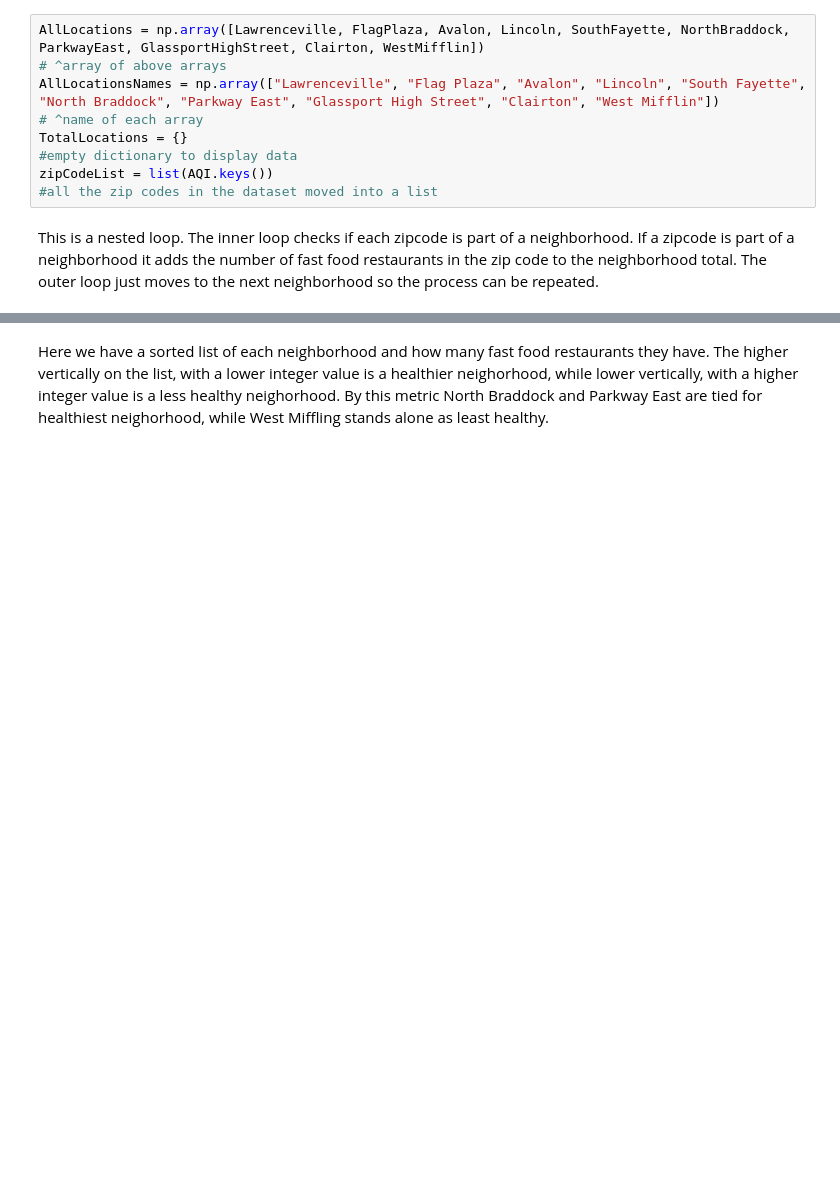
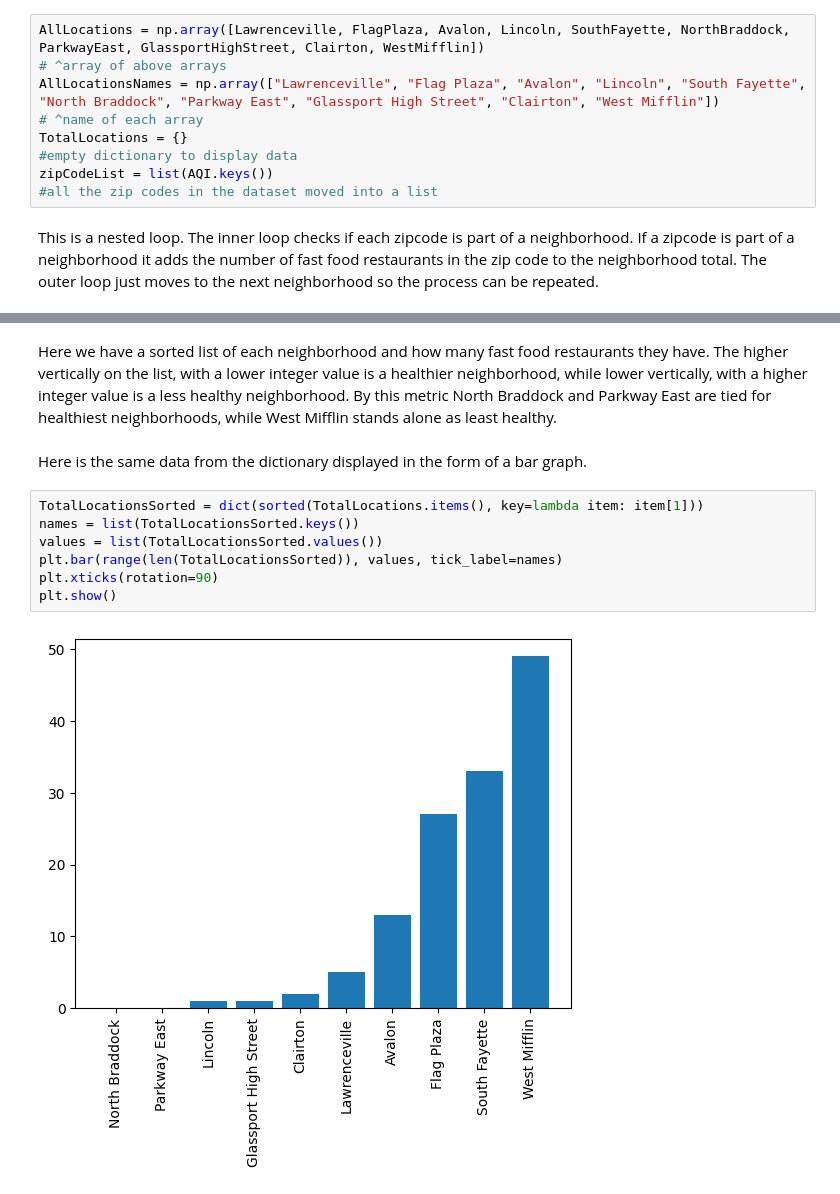
Before and after one commit to Equinox2005/Final-Project, a Jupyter notebook: FastFood.ipynb, the cells around one changed output, grey strips where cells are left out. Cells and saved outputs as stored; diff of their text form; blank space fills up the shorter version.

Commit message:
fixed typos and added a graph

```diff
--- a/FastFood.ipynb
+++ b/FastFood.ipynb
@@ -108,4 +113,15 @@ dict(sorted(TotalLocations.items(), key=lambda item: item[1]))
  'South Fayette': 33,
  'West Mifflin': 49}
 # %% [markdown]
-Here we have a sorted list of each neighborhood and how many fast food restaurants they have. The higher vertically on the list, with a lower integer value is a healthier neighorhood, while lower vertically, with a higher integer value is a less healthy neighorhood. By this metric North Braddock and Parkway East are tied for healthiest neighorhood, while West Miffling stands alone as least healthy.
+Here we have a sorted list of each neighborhood and how many fast food restaurants they have. The higher vertically on the list, with a lower integer value is a healthier neighborhood, while lower vertically, with a higher integer value is a less healthy neighborhood. By this metric North Braddock and Parkway East are tied for healthiest neighborhoods, while West Mifflin stands alone as least healthy.
+# %% [markdown]
+Here is the same data from the dictionary displayed in the form of a bar graph.
+# %%
+TotalLocationsSorted = dict(sorted(TotalLocations.items(), key=lambda item: item[1]))
+names = list(TotalLocationsSorted.keys())
+values = list(TotalLocationsSorted.values())
+plt.bar(range(len(TotalLocationsSorted)), values, tick_label=names)
+plt.xticks(rotation=90)
+plt.show()
+# %% [output]
+[figure, added]
```
Also changed, not shown: parts of 7 cells of this notebook.
